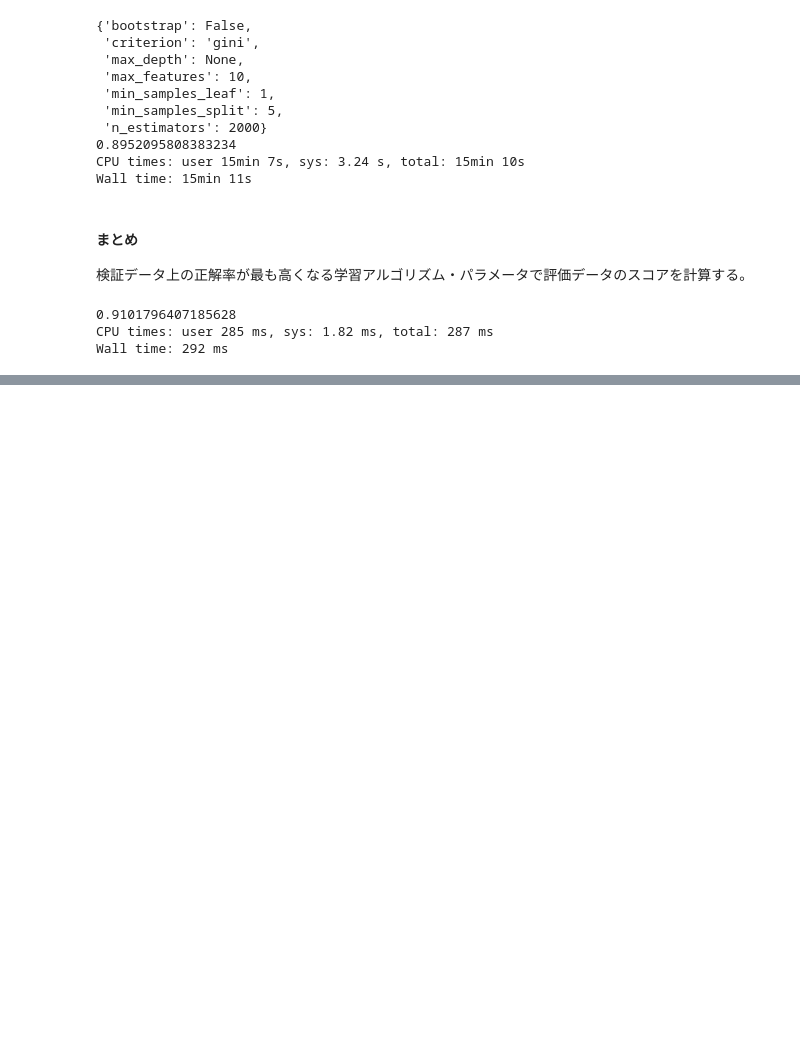
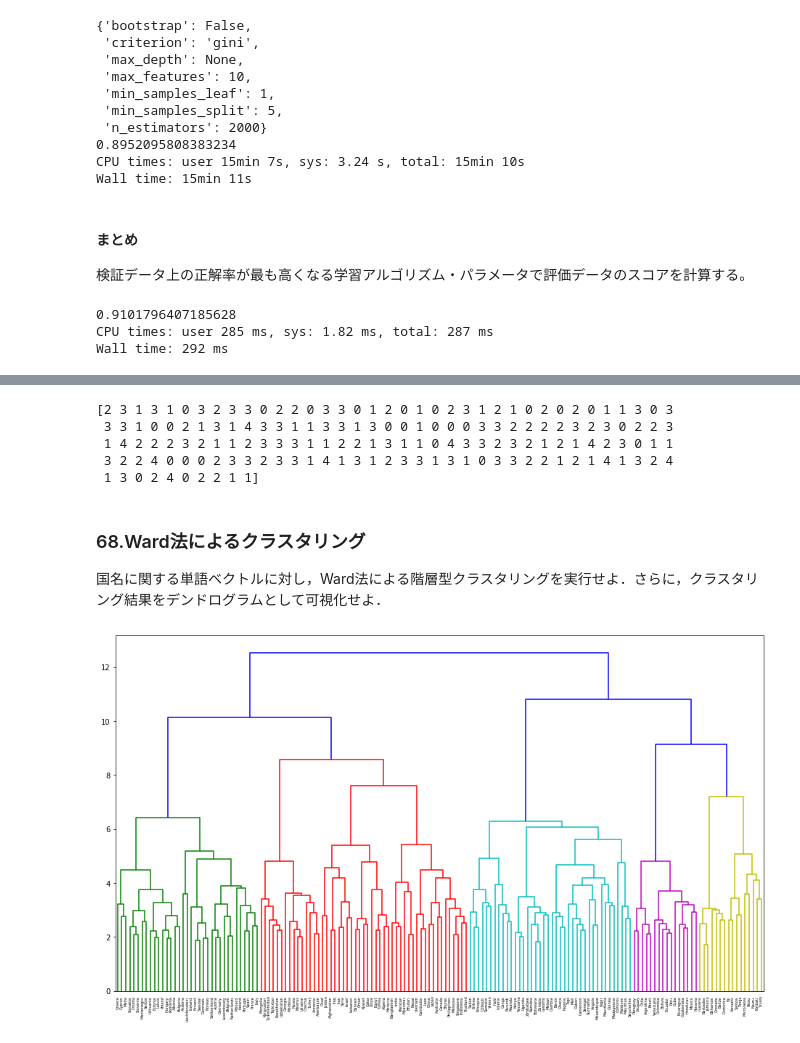
Before and after one commit to kashiraWork/NLP100v2020, a Jupyter notebook: NLP100_exercise_2020.ipynb, the cells around one changed output, grey strips where cells are left out. Saved outputs shown, nothing was run; the diff lists cells and outputs as text; code cells hidden in the pictures; blank space fills up the shorter version.

```diff
--- a/NLP100_exercise_2020.ipynb
+++ b/NLP100_exercise_2020.ipynb
@@ -1821,0 +1834,4 @@ Wall time: 292 ms
+# %%
+# モデルのロード
+from gensim.models import KeyedVectors
+model = KeyedVectors.load_word2vec_format('GoogleNews-vectors-negative300.bin', binary=True)
@@ -1821,0 +2059,34 @@ Wall time: 292 ms
+# %%
+from sklearn.cluster import KMeans
+
+country_vec = []
+country_name = []
+for c in countries:
+    if c in model.vocab:
+        country_vec.append(model[c])
+        country_name.append(c)
+
+X = np.array(country_vec)
+km = KMeans(n_clusters=5, random_state=0)
+y_km = km.fit_predict(X)
+print(y_km)
+# %% [output]
+[2 3 1 3 1 0 3 2 3 3 0 2 2 0 3 3 0 1 2 0 1 0 2 3 1 2 1 0 2 0 2 0 1 1 3 0 3
+ 3 3 1 0 0 2 1 3 1 4 3 3 1 1 3 3 1 3 0 0 1 0 0 0 3 3 2 2 2 2 3 2 3 0 2 2 3
+ 1 4 2 2 2 3 2 1 1 2 3 3 3 1 1 2 2 1 3 1 1 0 4 3 3 2 3 2 1 2 1 4 2 3 0 1 1
+ 3 2 2 4 0 0 0 2 3 3 2 3 3 1 4 1 3 1 2 3 3 1 3 1 0 3 3 2 2 1 2 1 4 1 3 2 4
+ 1 3 0 2 4 0 2 2 1 1]
+# %% [markdown]
+### 68.Ward法によるクラスタリング
+国名に関する単語ベクトルに対し，Ward法による階層型クラスタリングを実行せよ．さらに，クラスタリング結果をデンドログラムとして可視化せよ．
+# %%
+from scipy.cluster.hierarchy import ward, dendrogram
+import matplotlib.pyplot as plt
+
+z = ward(X)
+plt.figure(num=None, figsize=(16, 9))
+dendrogram(z, labels=country_name)
+plt.savefig("ch68_ans.png")
+plt.show()
+# %% [output]
+[figure, added]
```
Also changed, not shown: parts of 26 cells of this notebook.
